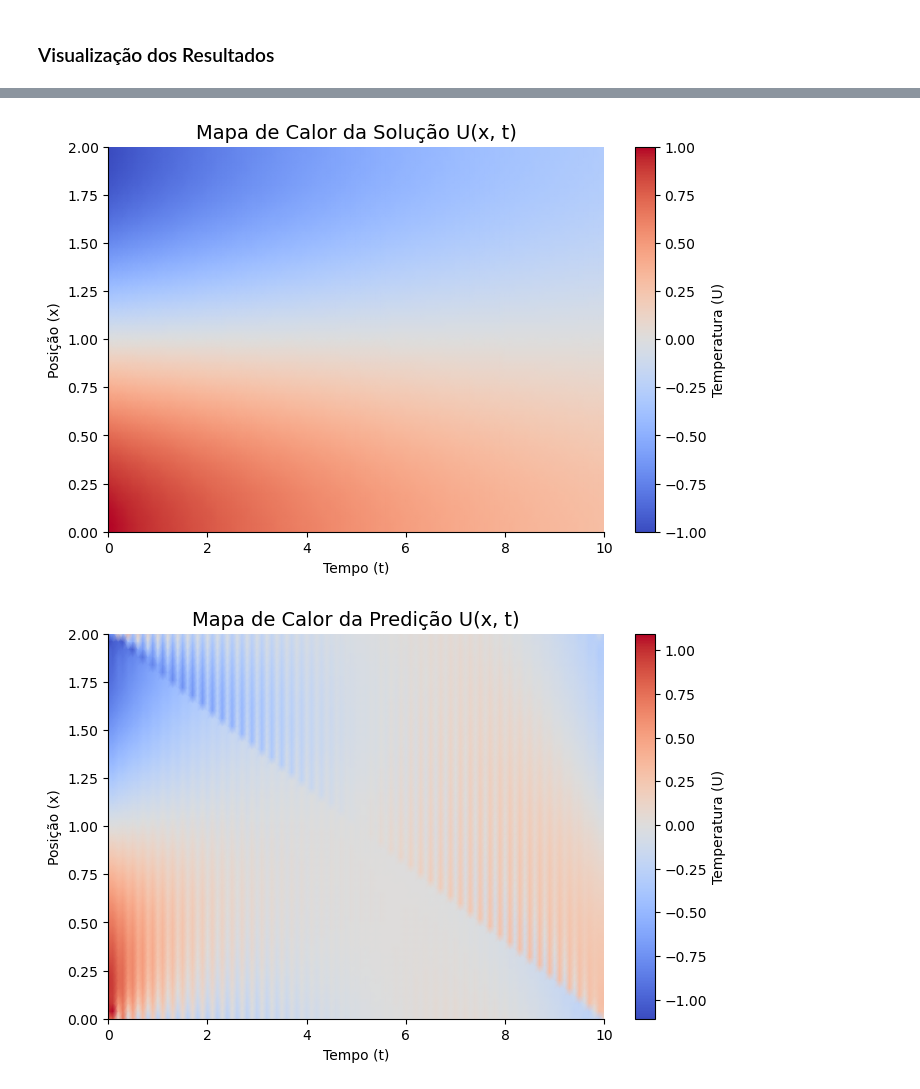
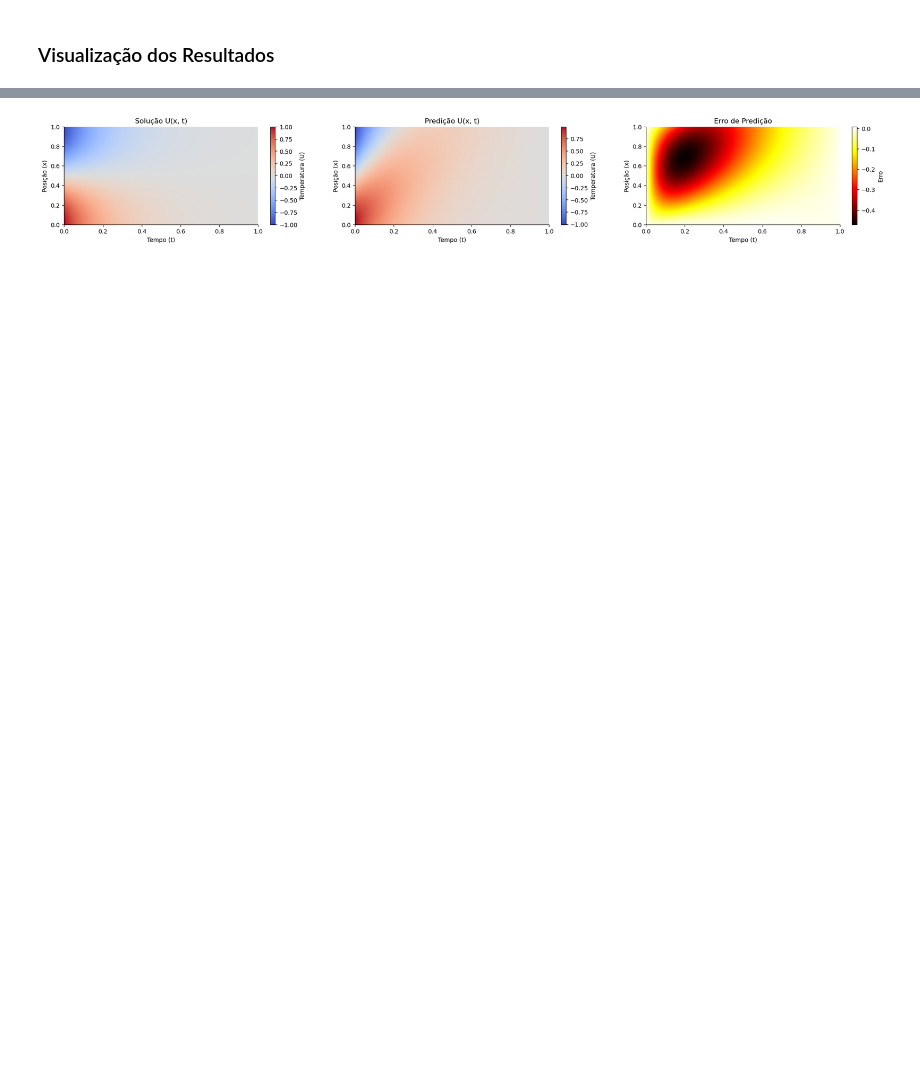
Before and after one commit to thiagoneye/master-sciml, a Jupyter notebook: 04-neural_solvers/notebooks/problem1.ipynb, the cells around one changed output, grey strips where cells are left out. Saved outputs shown, nothing was run; the diff lists cells and outputs as text; code cells hidden in the pictures; blank space fills up the shorter version.

```diff
--- a/04-neural_solvers/notebooks/problem1.ipynb
+++ b/04-neural_solvers/notebooks/problem1.ipynb
@@ -147,13 +143,14 @@ ax.set_ylim([x_min, x_max])
 # %% [markdown]
 ### Construção do Modelo (Rede Neural)
 # %%
-def create_pinn_model(num_hidden_layers=3, num_neurons=128):
+def create_pinn_model(num_hidden_layers=5, num_neurons=128):
     model = tf.keras.Sequential()
 
     model.add(tf.keras.layers.InputLayer(input_shape=(2,)))
 
     for _ in range(num_hidden_layers):
         model.add(tf.keras.layers.Dense(num_neurons, activation="tanh"))
+        # model.add(tf.keras.layers.Dropout(0.3))
 
     model.add(tf.keras.layers.Dense(1, activation="linear"))
 
@@ -302,7 +413,7 @@ ax.spines["right"].set_visible(False)
 Agora, usamos o modelo treinado para prever a temperatura em todo o domínio e comparamos com os dados de treinamento originais.
 # %%
 # Fazer previsões nos mesmos pontos do DataFrame de treinamento
-T_pred = pinn_model.predict(X_test_norm)
+T_pred = pinn_model.predict(X)
 
 # Calcular as métricas de erro
 mse = mean_squared_error(T, T_pred)
@@ -322,16 +433,17 @@ R2 Score:  0.367129
 # %%
 # Perfis de Temperatura ao Longo do Tempo
 
-x = np.unique(X[:, 0])
-t = np.unique(X[:, 1])
+t = np.unique(X[:, 0])
+x = np.unique(X[:, 1])
 
+Nt = len(t)
 Nx = len(x)
-Nt = len(t)
 
 U_sol = T.reshape([Nt, Nx])
 U_pred = T_pred.reshape([Nt, Nx])
+Err = U_sol - U_pred
 
-fig, ax = plt.subplots(figsize=(8, 5))
+fig, ax = plt.subplots(figsize=(8, 3))
 
 idx_time = [0, Nt // 4, Nt // 2, 3 * Nt // 4, Nt - 1]  # Pega 5 instantes de tempo
 for i, t_idx in enumerate(idx_time):
@@ -351,39 +463,52 @@ ax.spines["right"].set_visible(False)
 # %%
 # Mapa de Calor U(x, t) - Valores Reais
 
-fig, ax = plt.subplots(figsize=(8, 5))
+fig, ax = plt.subplots(1,3, figsize=(25, 3))
 
 # Meshgrid para as coordenadas. Note que pcolormesh usa as coordenadas dos cantos.
 T_grid, X_grid = np.meshgrid(t, x)
 
 # A matriz de cores (U_sol.T) deve ter dimensões (Nx, Nt)
 # Usamos shading='gouraud' para interpolação suave de cores.
-im = ax.pcolormesh(T_grid, X_grid, U_sol.T, cmap="coolwarm", shading="gouraud")
+im = ax[0].pcolormesh(T_grid, X_grid, U_sol.T, cmap="coolwarm", shading="gouraud")
 
 # Adiciona a barra de cores
-cbar = fig.colorbar(im, ax=ax)
+cbar = fig.colorbar(im, ax=ax[0])
 cbar.set_label("Temperatura (U)", fontsize=10)
 
-ax.set_title("Mapa de Calor da Solução U(x, t)", fontsize=14)
-ax.set_xlabel("Tempo (t)", fontsize=10)
-ax.set_ylabel("Posição (x)", fontsize=10)
+ax[0].set_title("Solução U(x, t)")
+ax[0].set_xlabel("Tempo (t)", fontsize=10)
+ax[0].set_ylabel("Posição (x)", fontsize=10)
 
-ax.spines["top"].set_visible(False)
-ax.spines["right"].set_visible(False)
+ax[0].spines["top"].set_visible(False)
+ax[0].spines["right"].set_visible(False)
 
 # Mapa de Calor U(x, t) - Valores Previstos
 
-fig, ax = plt.subplots(figsize=(8, 5))
-im = ax.pcolormesh(T_grid, X_grid, U_pred.T, cmap="coolwarm", shading="gouraud")
-cbar = fig.colorbar(im, ax=ax)
+# fig, ax = plt.subplots(figsize=(8, 3))
+im = ax[1].pcolormesh(T_grid, X_grid, U_pred.T, cmap="coolwarm", shading="gouraud")
+cbar = fig.colorbar(im, ax=ax[1])
 cbar.set_label("Temperatura (U)", fontsize=10)
 
-ax.set_title("Mapa de Calor da Predição U(x, t)", fontsize=14)
-ax.set_xlabel("Tempo (t)", fontsize=10)
-ax.set_ylabel("Posição (x)", fontsize=10)
+ax[1].set_title("Predição U(x, t)")
+ax[1].set_xlabel("Tempo (t)", fontsize=10)
+ax[1].set_ylabel("Posição (x)", fontsize=10)
 
-ax.spines["top"].set_visible(False)
-ax.spines["right"].set_visible(False)
+ax[1].spines["top"].set_visible(False)
+ax[1].spines["right"].set_visible(False)
+
+# Mapa de Calor do Erro Err(x, t)
+
+# fig, ax = plt.subplots(figsize=(8, 3))
+im = ax[2].pcolormesh(T_grid, X_grid, Err.T, cmap="hot", shading="gouraud")
+cbar = fig.colorbar(im, ax=ax[2])
+cbar.set_label("Erro", fontsize=10)
+
+ax[2].set_title("Erro de Predição")
+ax[2].set_xlabel("Tempo (t)", fontsize=10)
+ax[2].set_ylabel("Posição (x)", fontsize=10)
+
+ax[2].spines["top"].set_visible(False)
+ax[2].spines["right"].set_visible(False)
 # %% [output]
-[figure, old version]
+[figure, new version]
-[figure, removed]
```
Also changed, not shown: parts of 14 cells of this notebook, 6 other files.
